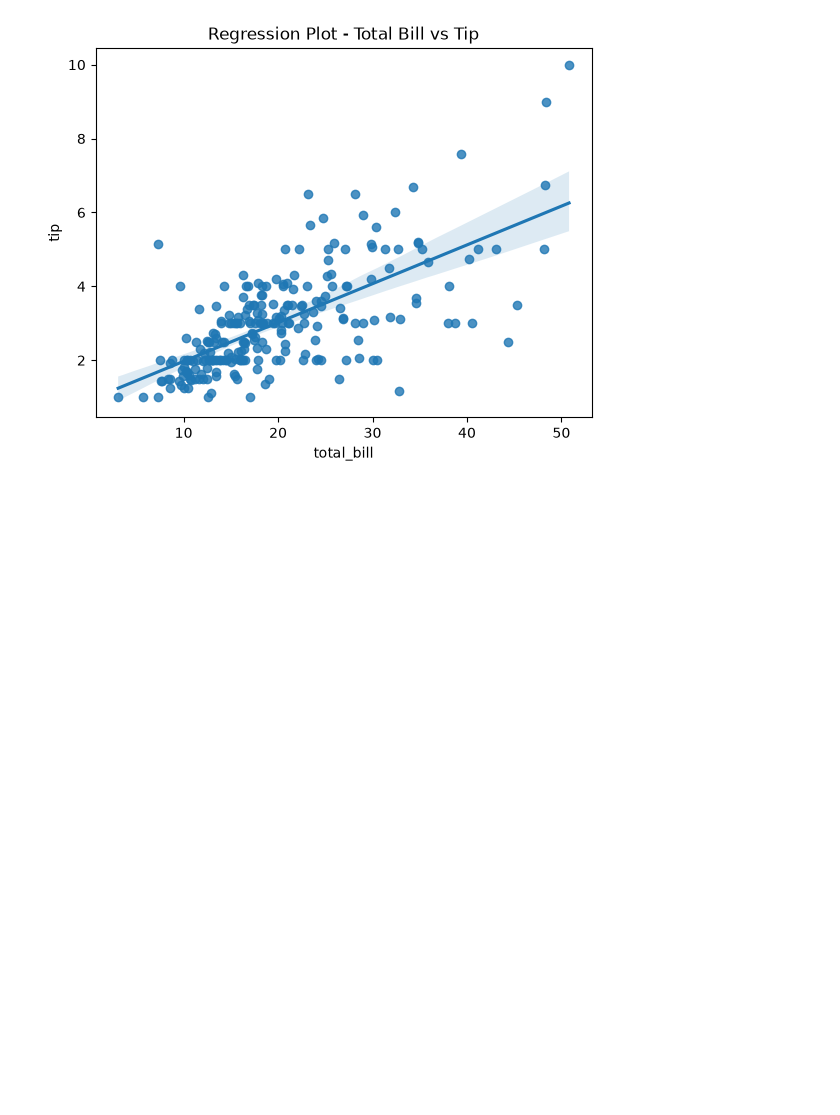
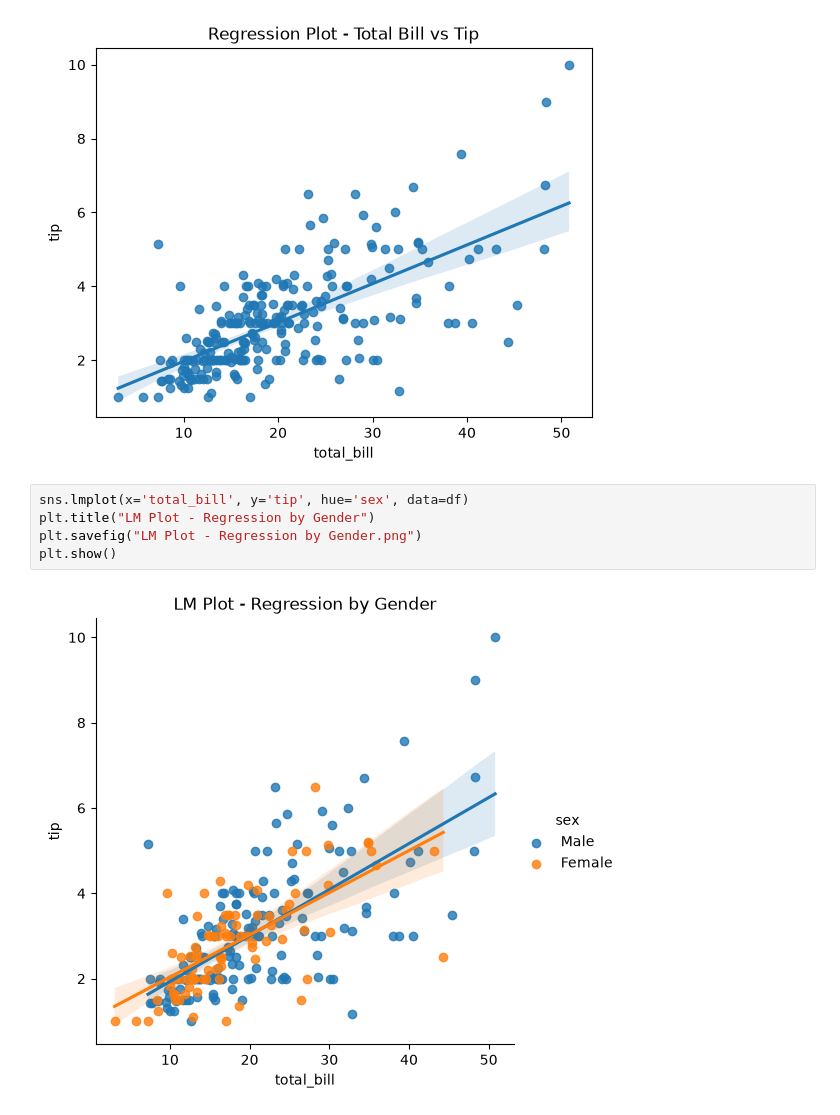
Before and after one commit to kalairajatechp/matplotlib, a Jupyter notebook: histogram_analysis.ipynb, the cells around one changed output. Cells and saved outputs as stored; diff of their text form; blank space fills up the shorter version.

```diff
--- a/histogram_analysis.ipynb
+++ b/histogram_analysis.ipynb
@@ -117,3 +117,10 @@ plt.savefig("Regression Plot - Total Bill vs Tip.png")
 plt.show()
 # %% [output]
 [figure]
+# %%
+sns.lmplot(x='total_bill', y='tip', hue='sex', data=df)
+plt.title("LM Plot - Regression by Gender")
+plt.savefig("LM Plot - Regression by Gender.png")
+plt.show()
+# %% [output]
+[figure, added]
```
